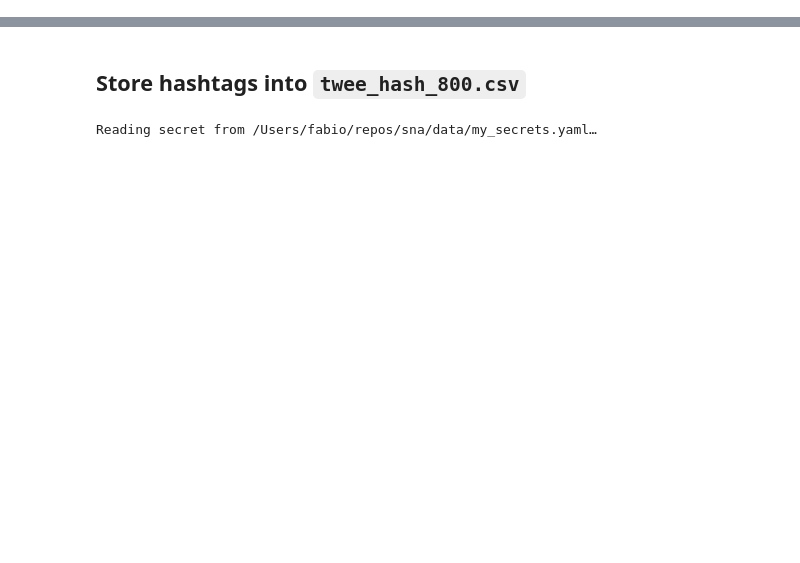
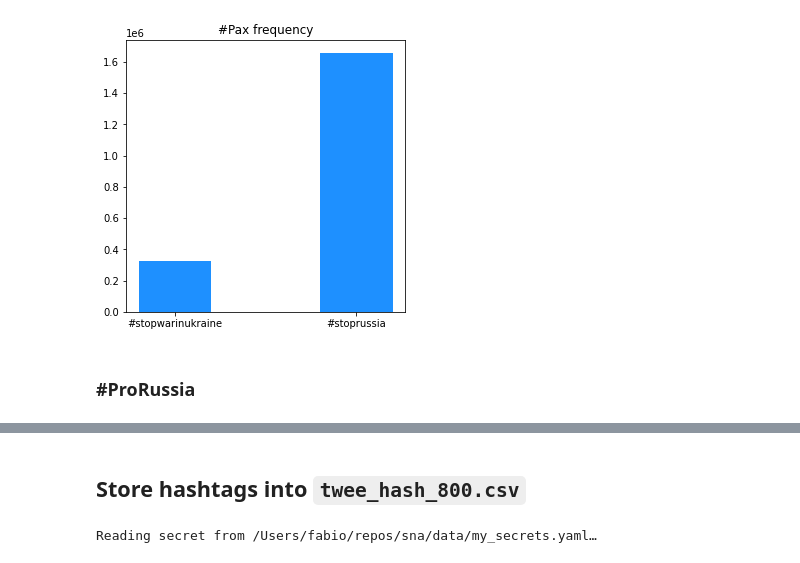
Before and after one commit to gatto/ds-network-analysis, a Jupyter notebook: py/net_building/1) hashtag_list with threshold.ipynb, the cells around one changed output, grey strips where cells are left out. Drawn from its saved outputs; the diff is of its cells as text; code cells hidden in the pictures; blank space fills up the shorter version.

```diff
--- a/py/net_building/1) hashtag_list with threshold.ipynb
+++ b/py/net_building/1) hashtag_list with threshold.ipynb
@@ -94,0 +68,11 @@ plt.show()
+# %%
+cat=[c3.query,c4.query]
+values=[c3.count, c4.count]
+fig=plt.figure(figsize=(5,5))
+plt.bar(cat,values, width=0.4, color='dodgerblue')
+plt.title('#Pax frequency')
+plt.show()
+# %% [output]
+[figure, added]
+# %% [markdown]
+### #ProRussia
```
Also changed, not shown: parts of 27 cells of this notebook, 6 other files.
